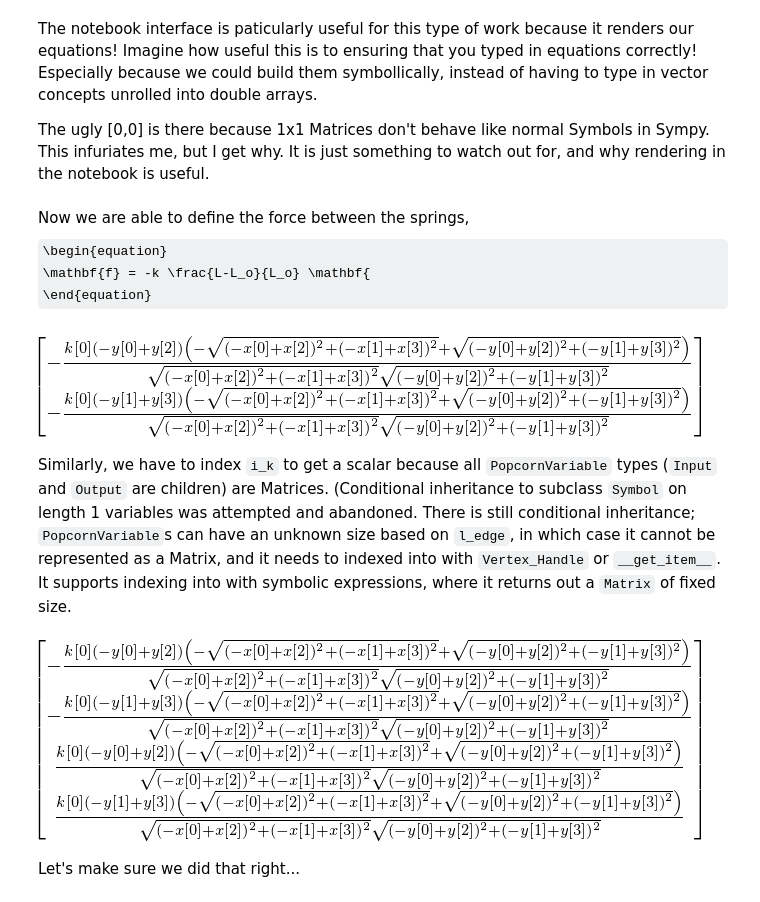
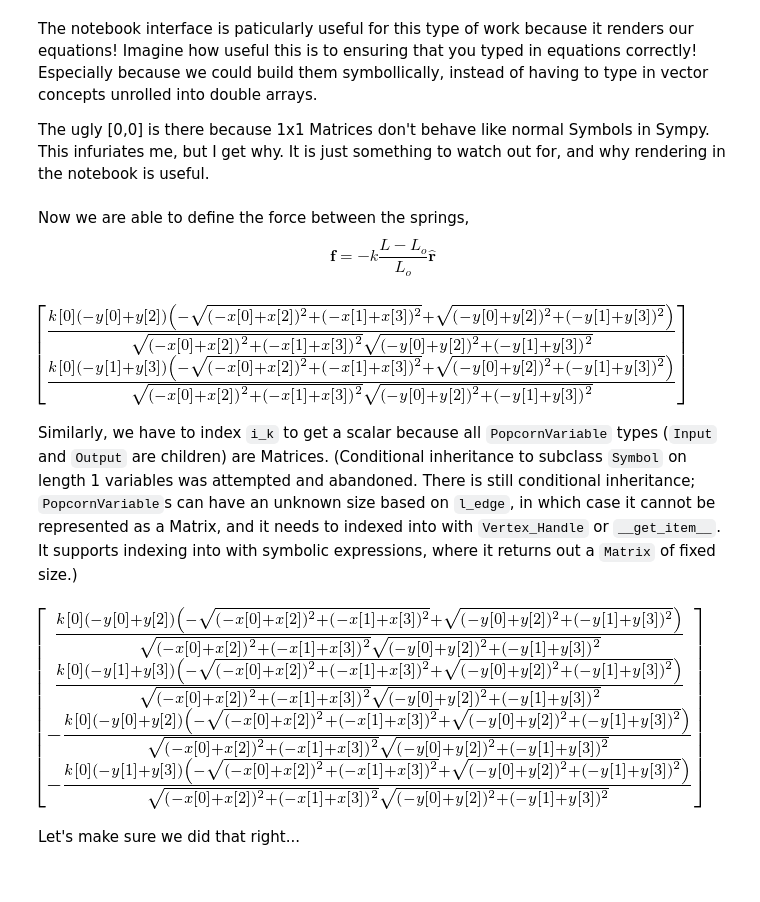
Before and after one commit to afqueiruga/cornflakes, a Jupyter notebook: examples/spring_example.ipynb, the cells around one changed output. Drawn from its saved outputs; the diff is of its cells as text; code cells hidden in the pictures; some formulas as TeX source.

```diff
--- a/examples/spring_example.ipynb
+++ b/examples/spring_example.ipynb
@@ -51,20 +68,20 @@ The ugly [0,0] is there because 1x1 Matrices don't behave like normal Symbols in
 # %% [markdown]
 Now we are able to define the force between the springs,
 \begin{equation}
-\mathbf{f} = -k \frac{L-L_o}{L_o} \mathbf{
+\mathbf{f} = -k \frac{L-L_o}{L_o} \hat{\mathbf{r}}
 \end{equation}
 # %%
-f = -i_k[0]*(L_defo-L_orig)/L_orig * (y1-y0)/L_defo
+f = i_k[0]*(L_defo-L_orig)/L_orig * (y1-y0)/L_defo
 f
 # %% [output]
-[figure, old version]
+[figure, new version]
 # %% [markdown]
-Similarly, we have to index `i_k` to get a scalar because all `PopcornVariable` types (`Input` and `Output` are children) are Matrices. (Conditional inheritance to subclass `Symbol` on length 1 variables was attempted and abandoned. There is still conditional inheritance; `PopcornVariable`s can have an unknown size based on `l_edge`, in which case it cannot be represented as a Matrix, and it needs to indexed into with `Vertex_Handle` or `__get_item__`. It supports indexing into with symbolic expressions, where it returns out a `Matrix` of fixed size.
+Similarly, we have to index `i_k` to get a scalar because all `PopcornVariable` types (`Input` and `Output` are children) are Matrices. (Conditional inheritance to subclass `Symbol` on length 1 variables was attempted and abandoned. There is still conditional inheritance; `PopcornVariable`s can have an unknown size based on `l_edge`, in which case it cannot be represented as a Matrix, and it needs to indexed into with `Vertex_Handle` or `__get_item__`. It supports indexing into with symbolic expressions, where it returns out a `Matrix` of fixed size.)
 # %%
 R = Matrix([f,-f])
 R
 # %% [output]
-[figure, old version]
+[figure, new version]
 # %% [markdown]
 Let's make sure we did that right...
 # %%
```
Also changed, not shown: parts of 18 cells of this notebook.
